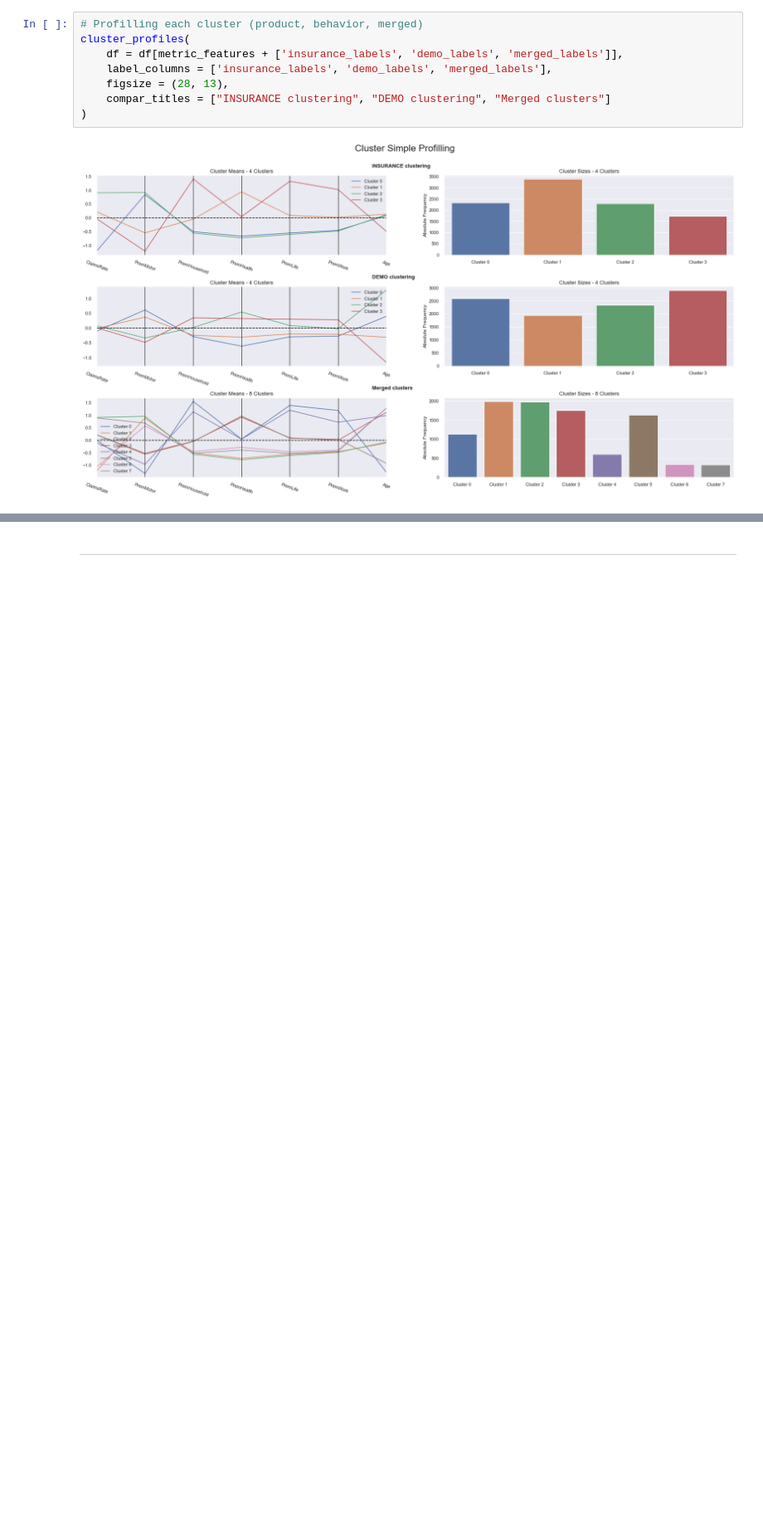
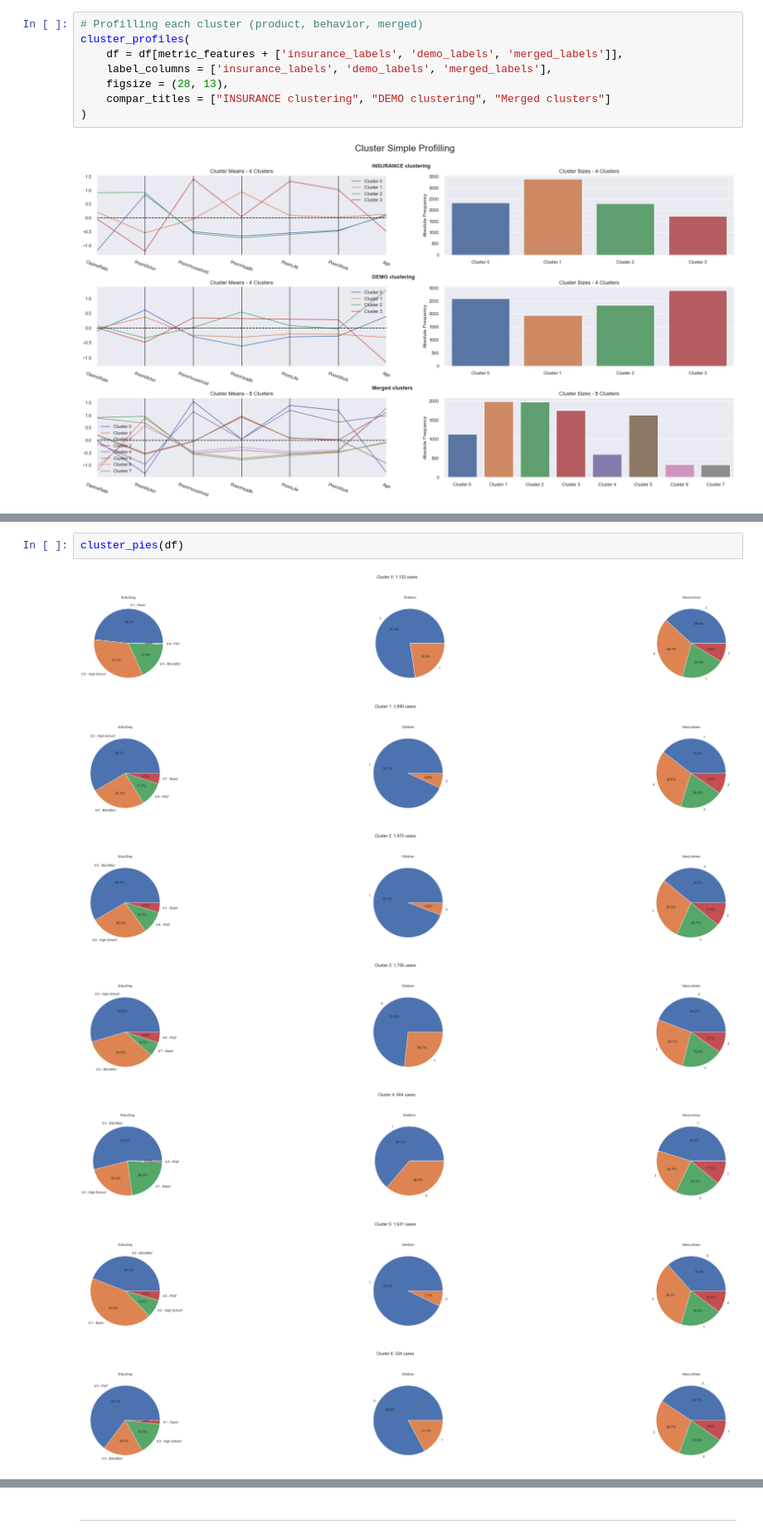
Before and after one commit to henrymmarques/DMProject, a Jupyter notebook: V3.0-preprocess copy.ipynb, the cells around one changed output, grey strips where cells are left out. Shown at 83% size. Saved outputs shown, nothing was run; the diff lists cells and outputs as text; blank space fills up the shorter version.

```diff
--- a/V3.0-preprocess copy.ipynb
+++ b/V3.0-preprocess copy.ipynb
@@ -1873,0 +1983,10 @@ cluster_profiles(
+# %%
+cluster_pies(df)
+# %% [output]
+[figure, added]
+[figure, added]
+[figure, added]
+[figure, added]
+[figure, added]
+[figure, added]
+[figure, added]
```
Also changed, not shown: parts of 23 cells of this notebook.
